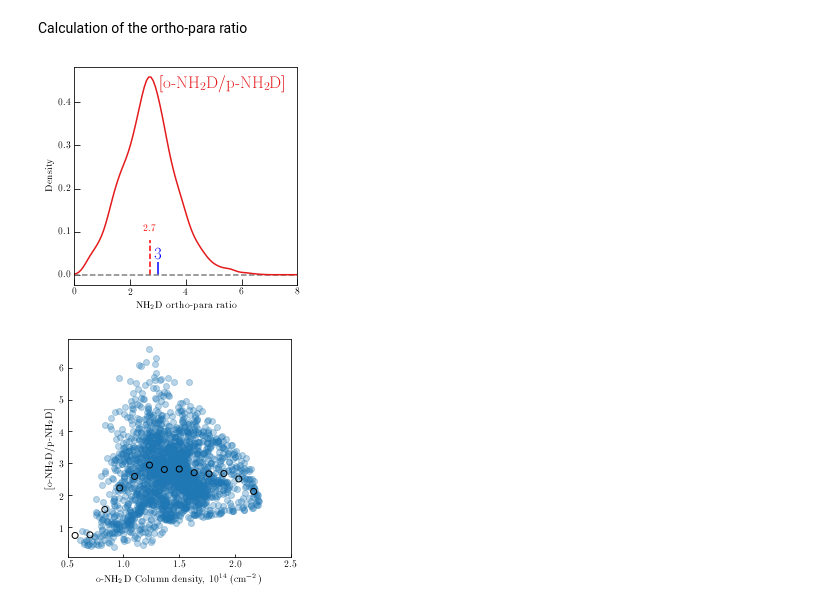
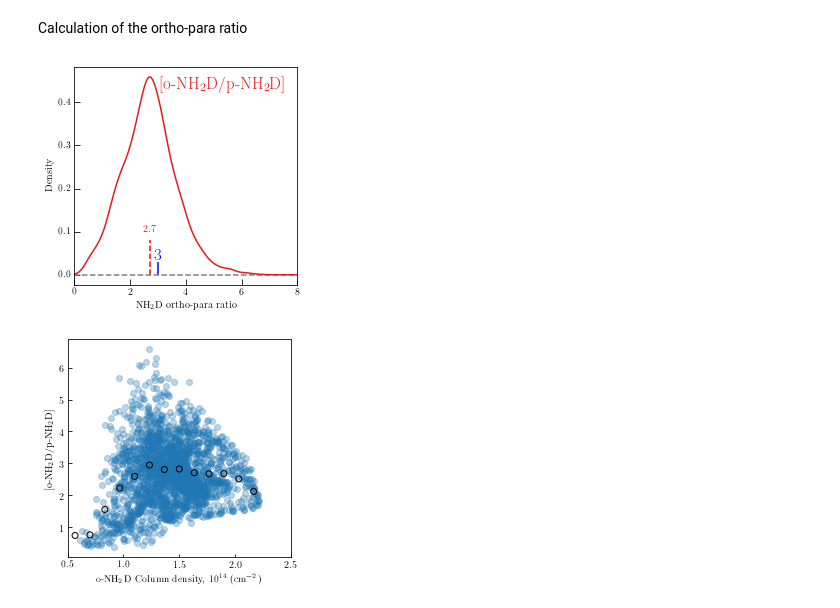
Before and after one commit to jpinedaf/H-MM1_NH3, a Jupyter notebook: H-MM1_compare_NH2D_NH3.ipynb, the cells around one changed output. Cells and saved outputs as stored; diff of their text form; code cells hidden in the pictures.

```diff
--- a/H-MM1_compare_NH2D_NH3.ipynb
+++ b/H-MM1_compare_NH2D_NH3.ipynb
@@ -882,5 +885,5 @@ plt.savefig('figs/compare_op-NH2D_Tex.pdf')
 # %%
-color_kde = '#e41a1c'
+# color_kde = '#e41a1c'
 xrange_tex = np.array([3, 12])
 gd_tex =  (oNH2D_eTex * pNH2D_eTex > 0.)
 
@@ -893,7 +896,7 @@ poNH2D_Tex = pNH2D_eTex / oNH2D_eTex
 
 fig, ax = plt.subplots(figsize=(4, 4))
 # ax.plot(xrange_tex, [0, 0], color='gray', linestyle='--')
-ax.scatter(oNH2D_Tex[gd_tex], pNH2D_Tex[gd_tex], color=color_kde, alpha=0.1)
+ax.scatter(oNH2D_Tex[gd_tex], pNH2D_Tex[gd_tex], color=color_kde[0], alpha=0.1)
 #
 # ax.text(0.05, 0.9,  r'T$_{\rm ex}$(o-NH$_2$D)', color=color_kde,
 #         transform=ax.transAxes, size=17, weight=60)
@@ -1181,7 +1184,7 @@ Set OBSGEO-H to     5053.796 from OBSGEO-[XYZ]'. [astropy.wcs.wcs]
 # %% [markdown]
 Calculation of the ortho-para ratio
 # %%
-color_kde = '#e41a1c'
+# color_kde = '#e41a1c'
 xrange = np.array([0, 8.])
 HMM1_opNH2D_Ncol_full = HMM1_oNH2D_Ncol_full/HMM1_pNH2D_Ncol_full
 gd_ratio = np.isfinite(HMM1_oNH2D_Ncol_full * HMM1_pNH2D_Ncol_full)
@@ -1191,36 +1194,36 @@ HMM1_opNH2D_mean = np.round(np.mean(HMM1_opNH2D_Ncol_full[gd_ratio]), decimals=1
 #
 kde_Nratio = stats.gaussian_kde(HMM1_opNH2D_Ncol_full[gd_ratio])
 x_sample = np.linspace(xrange[0], xrange[1], num=100)
 Nratio_sample = np.reshape(kde_Nratio(x_sample).T, x_sample.shape)
 
 fig, ax = plt.subplots(figsize=(4, 4))
 ax.plot(xrange, [0, 0], color='gray', linestyle='--')
-ax.plot(x_sample, Nratio_sample, color=color_kde,
+ax.plot(x_sample, Nratio_sample, color=color_kde[0],
         label=r'$\delta$ V$_{lsr}$')
 #
-ax.text(0.95, 0.9,  r'[o-NH$_2$D/p-NH$_2$D]', color=color_kde,
+ax.text(0.95, 0.9,  r'[o-NH$_2$D/p-NH$_2$D]', color=color_kde[0],
         transform=ax.transAxes, size=17, weight=60, horizontalalignment='right')
 ax.set_xlabel(r"NH$_2$D ortho-para ratio")
 ax.set_ylabel(r"Density")
 ax.set_xlim(xrange)
 
 # ax.set_xticks([0, 6, 12, 18, 24])
 ax.set_yticks([0, 0.1, 0.2, 0.3, 0.4])
 ax.tick_params(which='major', length=6)
 ax.tick_params(which='minor', length=3)
 
 # add vertical markers with mean values, plus text
 ax.vlines(HMM1_opNH2D_mean, ymin=0, ymax=0.08, color='red', linestyle='--')
 ax.text(HMM1_opNH2D_mean, 0.1, HMM1_opNH2D_mean, color='red', horizontalalignment='center')
 # ax.text(mean_NH3_pNH2D, 3.5, mean_NH3_pNH2D, color='red', horizontalalignment='center')
 
 
 ax.vlines(3.0, ymin=0, ymax=0.03, color='blue')
 ax.text(3, 0.035,  r'3', color='blue', size=17, weight=60, horizontalalignment='center')
 
 fig.savefig('figs/H-MM1_NH2D_op_ratio_KDE.pdf', dpi=100)
 # %% [output]
-[figure, old version]
+[figure, new version]
 # %%
 import scipy
 range_oNH2D = [0.5, 2.5]
```
Also changed, not shown: parts of 35 cells of this notebook, 33 other files.
